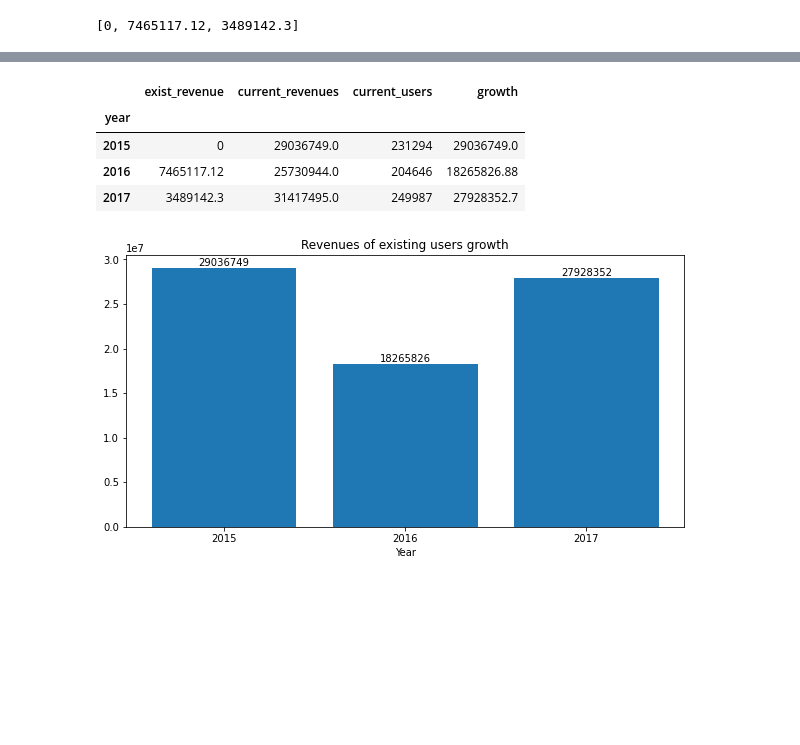
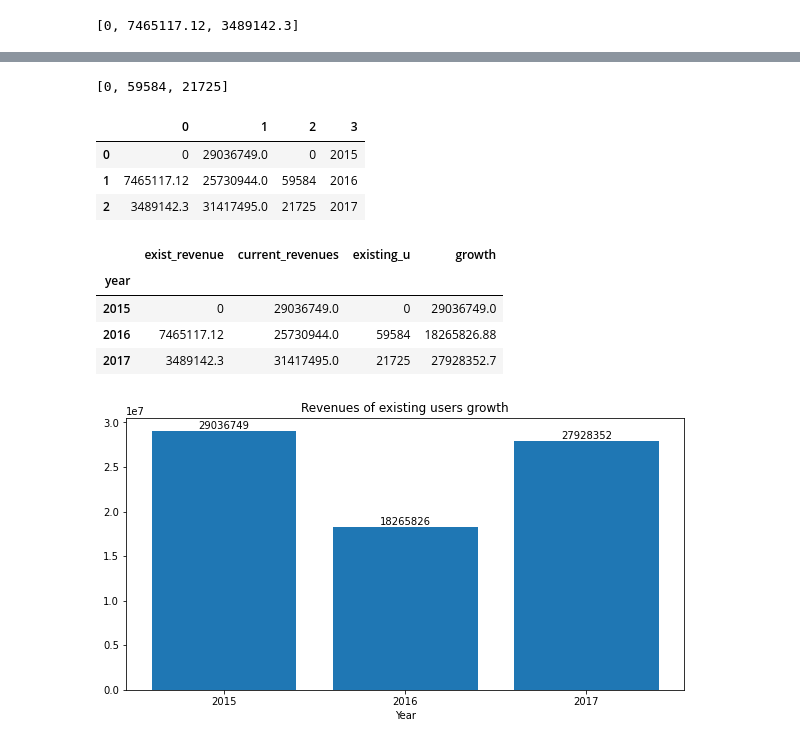
Before and after one commit to lesleyrae/CaseStudy-2, a Jupyter notebook: Case Study 2.ipynb, the cells around one changed output, grey strips where cells are left out. Drawn from its saved outputs; the diff is of its cells as text; code cells hidden in the pictures; blank space fills up the shorter version.

```diff
--- a/Case Study 2.ipynb
+++ b/Case Study 2.ipynb
@@ -234,5 +260,10 @@ users_number['existing_number']=users_number['customer_email']-users_number['new
+# %%
+existing_u=users_number['existing_number'].values.tolist()
+existing_u
+# %% [output]
+[0, 59584, 21725]
 # %%
 year=['2015','2016','2017']
 current_r=revenue_year['net_revenue'].values.tolist()
-current_u=users_number['existing_number'].values.tolist()
-growth_1=pd.DataFrame([exist_revenue,current_r,current_u,year])
+growth=pd.DataFrame([exist_revenue,current_r,existing_u,year])
+growth=growth.T
@@ -241,16 +270,23 @@ growth_1=growth_1.T
+# %%
+growth
+# %% [output]
+|  | 0 | 1 | 2 | 3 |
+| 0 | 0 | 29036749.0 | 0 | 2015 |
+| 1 | 7465117.12 | 25730944.0 | 59584 | 2016 |
+| 2 | 3489142.3 | 31417495.0 | 21725 | 2017 |
 # %%
-growth_1=growth_1.rename(columns={0:'exist_revenue',1:'current_revenues',2:'current_users',3:'year'})
-growth_1=growth_1.set_index('year')
+growth=growth.rename(columns={0:'exist_revenue',1:'current_revenues',2:'existing_u',3:'year'})
+growth=growth.set_index('year')
 # %%
-growth_1['growth']=growth_1['current_revenues']-growth_1['exist_revenue']
+growth['growth']=growth['current_revenues']-growth['exist_revenue']
 # %%
-growth_1
+growth
 # %% [output]
-|  | exist_revenue | current_revenues | current_users | growth |
+|  | exist_revenue | current_revenues | existing_u | growth |
 | year |  |  |  |  |
-| 2015 | 0 | 29036749.0 | 231294 | 29036749.0 |
-| 2016 | 7465117.12 | 25730944.0 | 204646 | 18265826.88 |
-| 2017 | 3489142.3 | 31417495.0 | 249987 | 27928352.7 |
+| 2015 | 0 | 29036749.0 | 0 | 29036749.0 |
+| 2016 | 7465117.12 | 25730944.0 | 59584 | 18265826.88 |
+| 2017 | 3489142.3 | 31417495.0 | 21725 | 27928352.7 |
 # %%
 x=['2015','2016','2017']
 y=growth_1['growth'].values.tolist()
```
Also changed, not shown: parts of 6 cells of this notebook.
